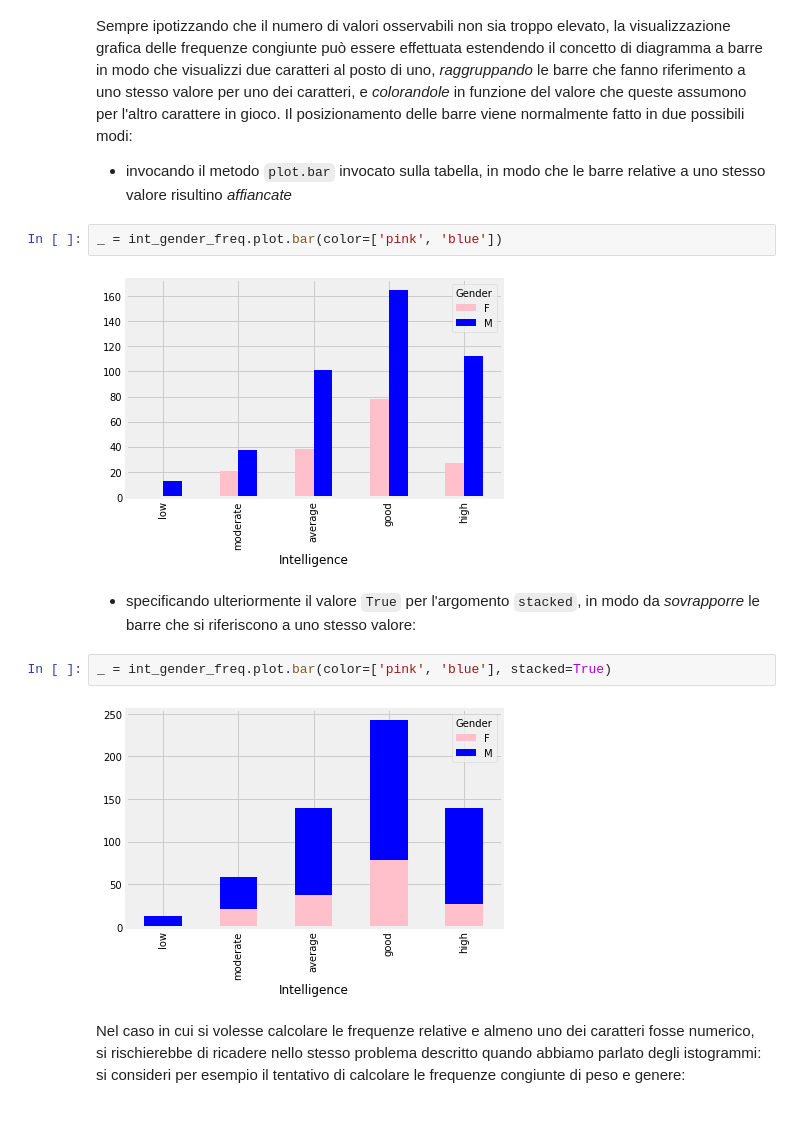
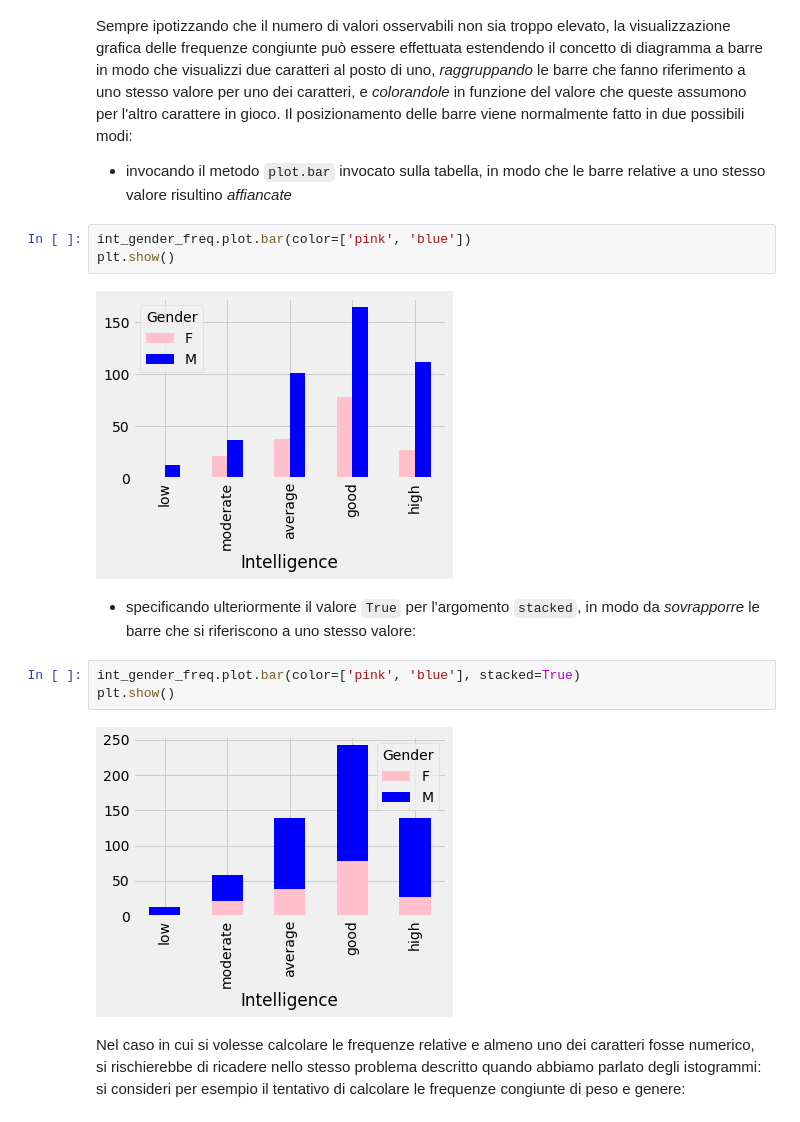
Before and after one commit to dariomalchiodi/superhero-datascience, a Jupyter notebook: content/L03-Dati_e_frequenze.ipynb, the cells around one changed output. Drawn from its saved outputs; the diff is of its cells as text.

```diff
--- a/content/L03-Dati_e_frequenze.ipynb
+++ b/content/L03-Dati_e_frequenze.ipynb
@@ -636,15 +636,17 @@ Sempre ipotizzando che il numero di valori osservabili non sia troppo elevato, l
 
 - invocando il metodo `plot.bar` invocato sulla tabella, in modo che le barre relative a uno stesso valore risultino _affiancate_
 # %%
-_ = int_gender_freq.plot.bar(color=['pink', 'blue'])
+int_gender_freq.plot.bar(color=['pink', 'blue'])
+plt.show()
 # %% [output]
-[figure, old version]
+[figure, new version]
 # %% [markdown]
 - specificando ulteriormente il valore `True` per l'argomento `stacked`, in modo da _sovrapporre_ le barre che si riferiscono a uno stesso valore:
 # %%
-_ = int_gender_freq.plot.bar(color=['pink', 'blue'], stacked=True)
+int_gender_freq.plot.bar(color=['pink', 'blue'], stacked=True)
+plt.show()
 # %% [output]
-[figure, old version]
+[figure, new version]
 # %% [markdown]
 Nel caso in cui si volesse calcolare le frequenze relative e almeno uno dei caratteri fosse numerico, si rischierebbe di ricadere nello stesso problema descritto quando abbiamo parlato degli istogrammi: si consideri per esempio il tentativo di calcolare le frequenze congiunte di peso e genere:
 # %%
```
Also changed, not shown: parts of 39 cells of this notebook, 3 other files.
